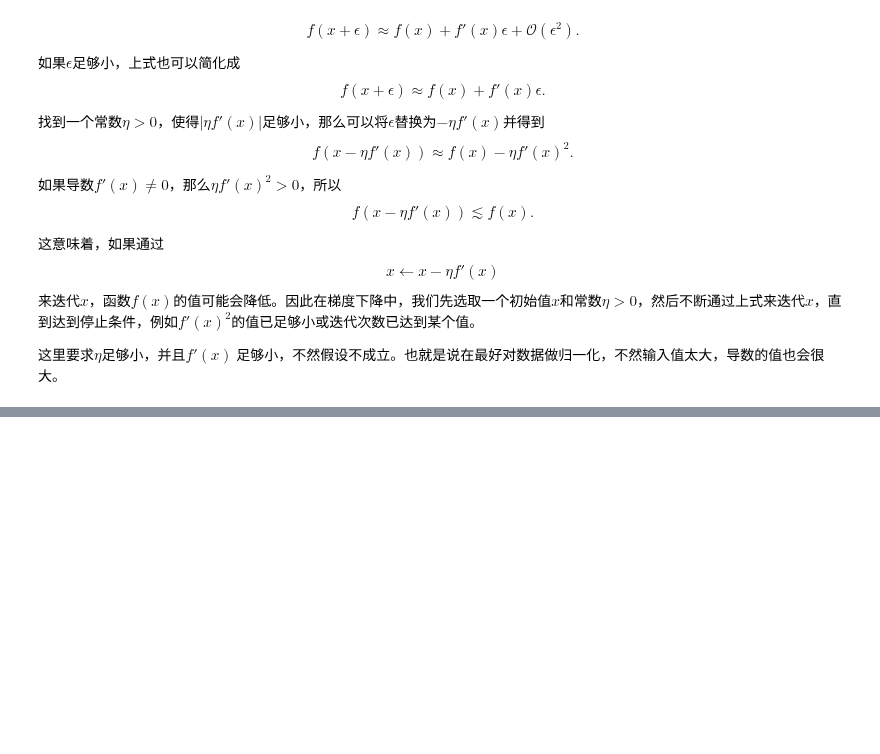
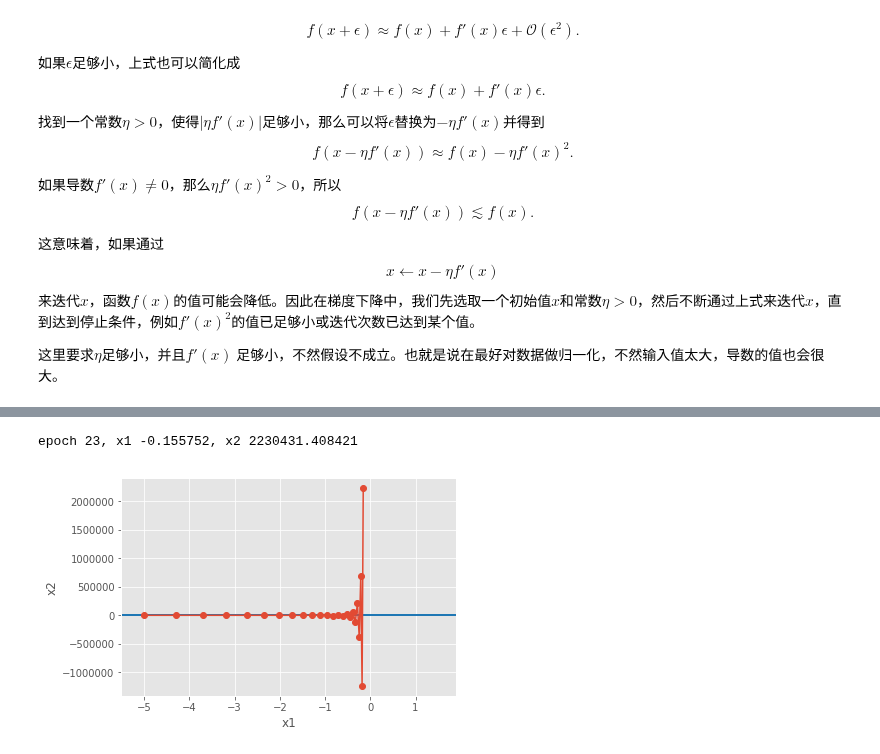
Before and after one commit to LaoLiulaoliu/MachineLearning, a Jupyter notebook: kaggle/house_price/house_price_slide.ipynb, the cells around one changed output, grey strips where cells are left out. Cells and saved outputs as stored; diff of their text form; code cells hidden in the pictures; blank space fills up the shorter version.

```diff
--- a/kaggle/house_price/house_price_slide.ipynb
+++ b/kaggle/house_price/house_price_slide.ipynb
@@ -384,0 +477,6 @@ $\beta$ 为梯度 $\nabla f(\boldsymbol{x})$ 和单位向量$\boldsymbol{u}$之
+# %%
+eta = 0.7
+show_trace_2d(f_2d, train_2d(gd_2d))
+# %% [output]
+epoch 23, x1 -0.155752, x2 2230431.408421
+[figure, added]
```
Also changed, not shown: parts of 11 cells of this notebook.
